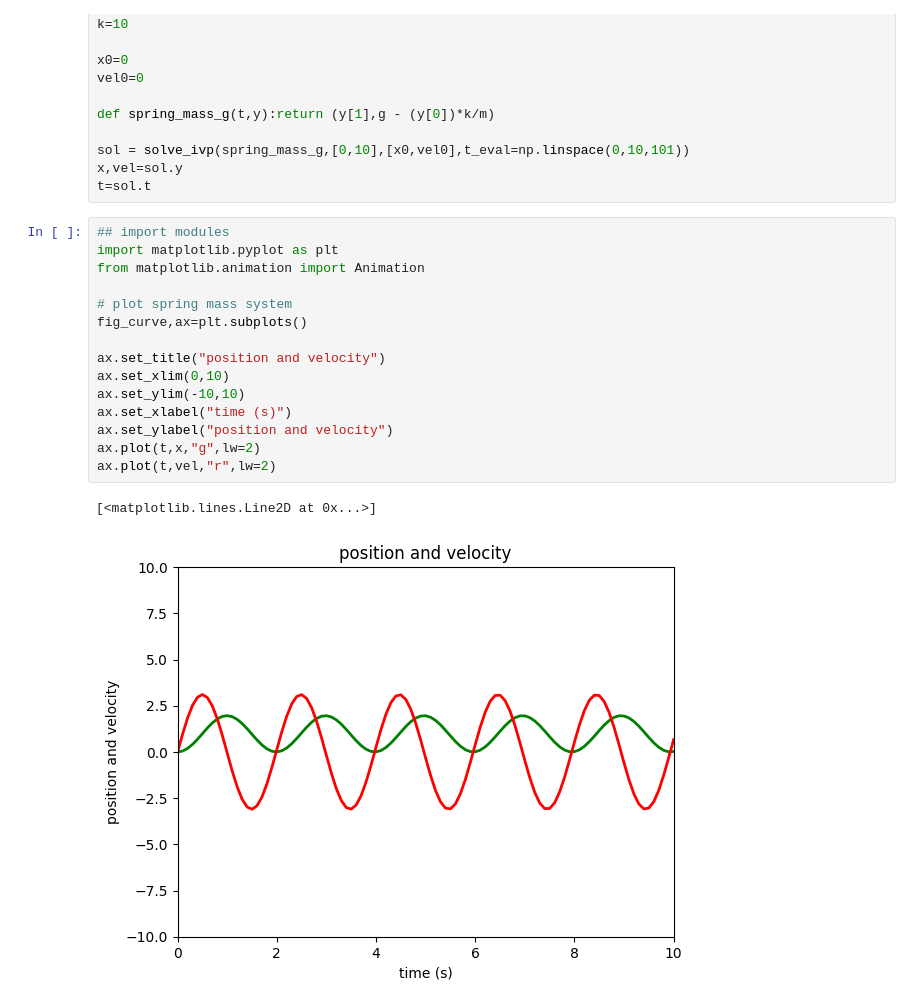
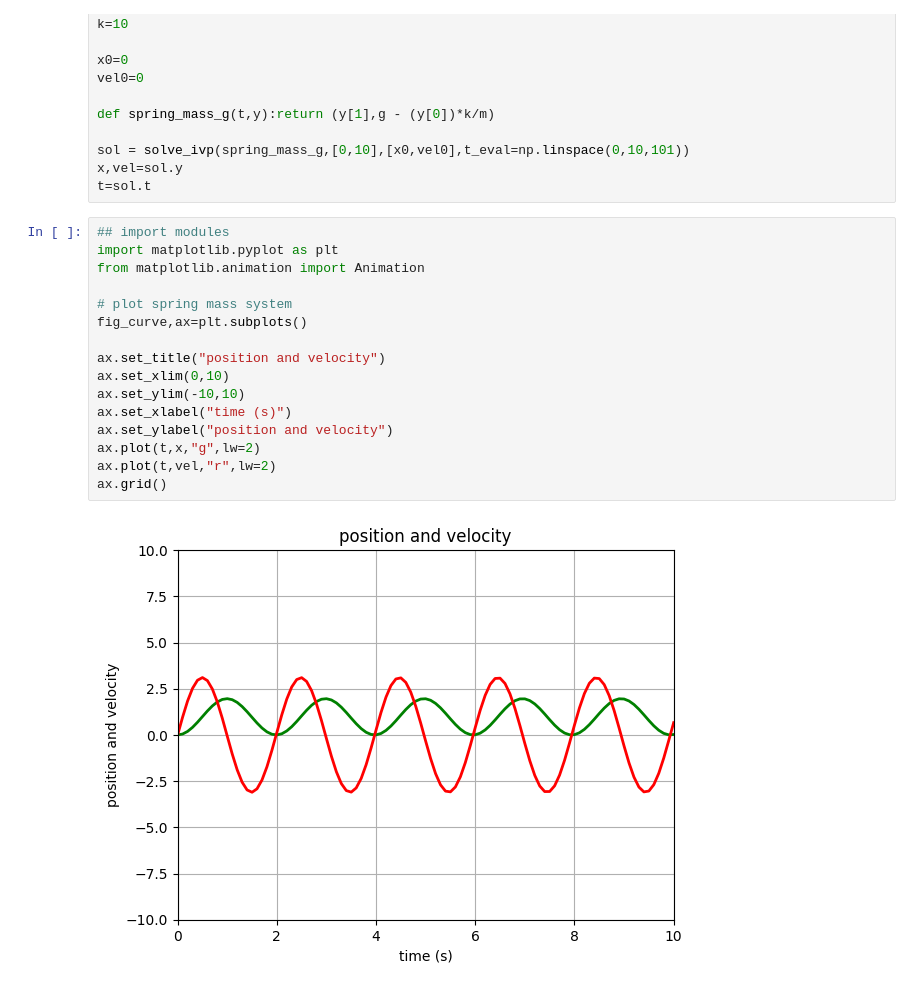
Before and after one commit to tharani2503/Mathematical-Modelling-of-Physical-Systems, a Jupyter notebook: Spring_Mass_System/Spring_Mass.ipynb, the cells around one changed output. Drawn from its saved outputs; the diff is of its cells as text.

Commit message:
grid added

```diff
--- a/Spring_Mass_System/Spring_Mass.ipynb
+++ b/Spring_Mass_System/Spring_Mass.ipynb
@@ -43,18 +43,18 @@ t=sol.t
 # %%
 ## import modules
 import matplotlib.pyplot as plt
 from matplotlib.animation import Animation
 
 # plot spring mass system
 fig_curve,ax=plt.subplots()
 
 ax.set_title("position and velocity")
 ax.set_xlim(0,10)
 ax.set_ylim(-10,10)
 ax.set_xlabel("time (s)")
 ax.set_ylabel("position and velocity")
 ax.plot(t,x,"g",lw=2)
 ax.plot(t,vel,"r",lw=2)
+ax.grid()
 # %% [output]
-[<matplotlib.lines.Line2D at 0x...>]
-[figure, old version]
+[figure, new version]
```
